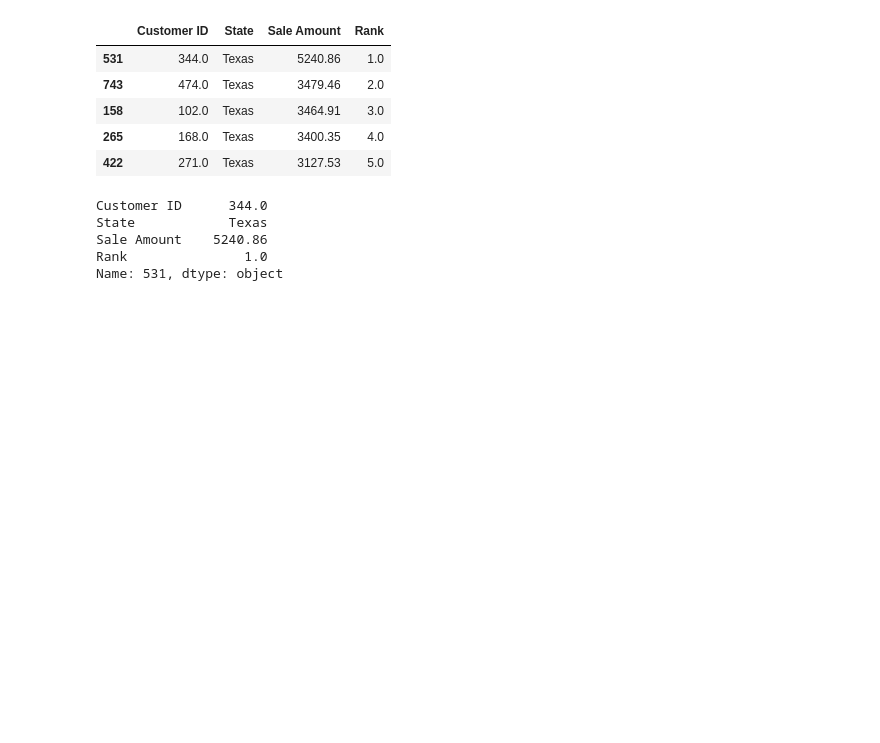
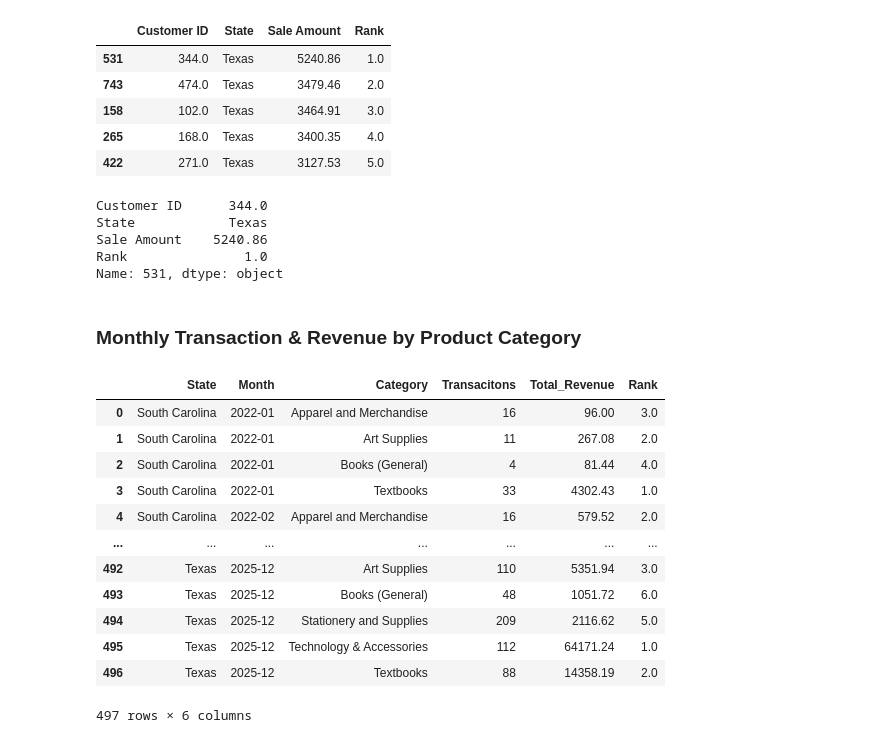
Before and after one commit to anchan-hm/Capstone_2, a Jupyter notebook: Chanthadara_sales_analysis.ipynb, the cells around one changed output. Saved outputs shown, nothing was run; the diff lists cells and outputs as text; code cells hidden in the pictures; blank space fills up the shorter version.

```diff
--- a/Chanthadara_sales_analysis.ipynb
+++ b/Chanthadara_sales_analysis.ipynb
@@ -327,3 +335,41 @@ State            Texas
 Sale Amount    5240.86
 Rank               1.0
 Name: 531, dtype: object
+# %% [markdown]
+### Monthly Transaction & Revenue by Product Category
+# %%
+# merging on product categories
+territory_sales_cat = territory_sales.merge(products[['Prod Num','CategoryID']], # pulling CategoryID from products table
+                                           on = 'Prod Num') # matching on prodct num
+
+# merging category names
+territory_sales_cat = territory_sales_cat.merge(
+    product_categories[['CategoryID','Category']], # pulling Category names from product_cat
+    on = 'CategoryID') # matching on CategoryID
+
+# grouping State, Month & Category to pull monthly info
+monthly_cat_stats = territory_sales_cat.groupby(['State','Month','Category'] # grouping territory,month,category
+                                              ).agg(Transacitons = ('Prod Num','count'), # counting number of transactions
+                                                 Total_Revenue = ('Sale Amount','sum') # total sales
+                                                   ).reset_index()
+
+# ranking State & Month based on revenue
+monthly_cat_stats['Rank'] = monthly_cat_stats.groupby(['State','Month']
+                                                     )['Total_Revenue'].rank(ascending=False) # ranking categories for each month
+
+# previewing output
+monthly_cat_stats
+# %% [output]
+|  | State | Month | Category | Transacitons | Total_Revenue | Rank |
+| 0 | South Carolina | 2022-01 | Apparel and Merchandise | 16 | 96.00 | 3.0 |
+| 1 | South Carolina | 2022-01 | Art Supplies | 11 | 267.08 | 2.0 |
+| 2 | South Carolina | 2022-01 | Books (General) | 4 | 81.44 | 4.0 |
+| 3 | South Carolina | 2022-01 | Textbooks | 33 | 4302.43 | 1.0 |
+| 4 | South Carolina | 2022-02 | Apparel and Merchandise | 16 | 579.52 | 2.0 |
+| ... | ... | ... | ... | ... | ... | ... |
+| 492 | Texas | 2025-12 | Art Supplies | 110 | 5351.94 | 3.0 |
+| 493 | Texas | 2025-12 | Books (General) | 48 | 1051.72 | 6.0 |
+| 494 | Texas | 2025-12 | Stationery and Supplies | 209 | 2116.62 | 5.0 |
+| 495 | Texas | 2025-12 | Technology & Accessories | 112 | 64171.24 | 1.0 |
+| 496 | Texas | 2025-12 | Textbooks | 88 | 14358.19 | 2.0 |
+497 rows × 6 columns
```
Also changed, not shown: parts of 4 cells of this notebook.
